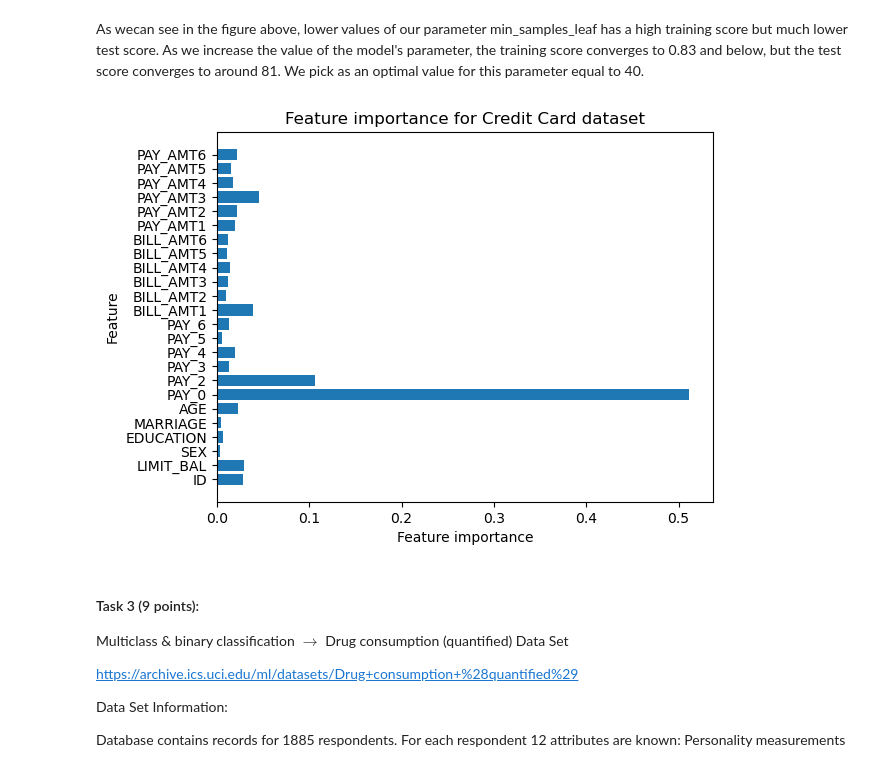
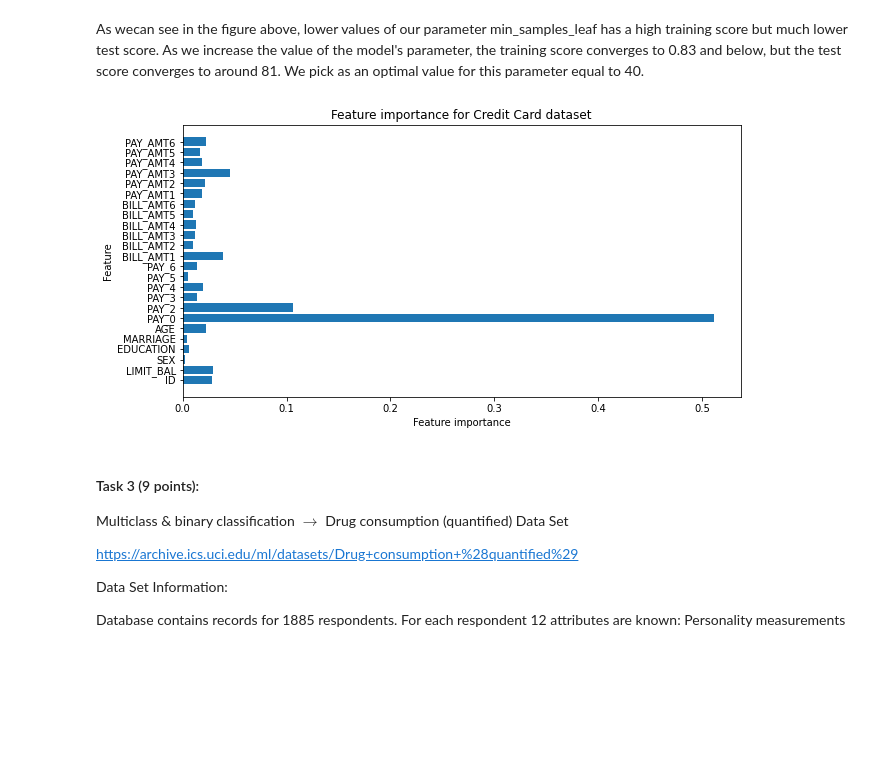
Before and after one commit to AlexTouvras/supervised_learning, a Jupyter notebook: Assignment_1.ipynb, the cells around one changed output. Saved outputs shown, nothing was run; the diff lists cells and outputs as text; code cells hidden in the pictures; blank space fills up the shorter version.

```diff
--- a/Assignment_1.ipynb
+++ b/Assignment_1.ipynb
@@ -295,24 +271,24 @@ fig.show()
 # %% [markdown]
 As wecan see in the figure above, lower values of our parameter min_samples_leaf has a high training score but much lower test score. As we increase the value of the model's parameter, the training score converges to 0.83 and below, but the test score  converges to around 81. We pick as an optimal value for this parameter equal to 40.
 # %%
-import matplotlib.pyplot as plt
 X_names = list(X.columns)
 
 #The model with the lowest bias/variance
 tree = DecisionTreeClassifier(min_samples_leaf = 40)
 # Train the model using the training sets
 tree = tree.fit(X_train, y_train)
 
 
 n_features = X.shape[1]
+plt.figure(figsize=(10,5))
 plt.barh(range(n_features), tree.feature_importances_, align='center')
 plt.yticks(np.arange(n_features), X_names)
 plt.title('Feature importance for Credit Card dataset')
 plt.xlabel("Feature importance")
 plt.ylabel("Feature")
 plt.show()
 # %% [output]
-[figure, old version]
+[figure, new version]
 # %% [markdown]
 #### Task 3 (9 points):
 
```
Also changed, not shown: parts of 16 cells of this notebook.
